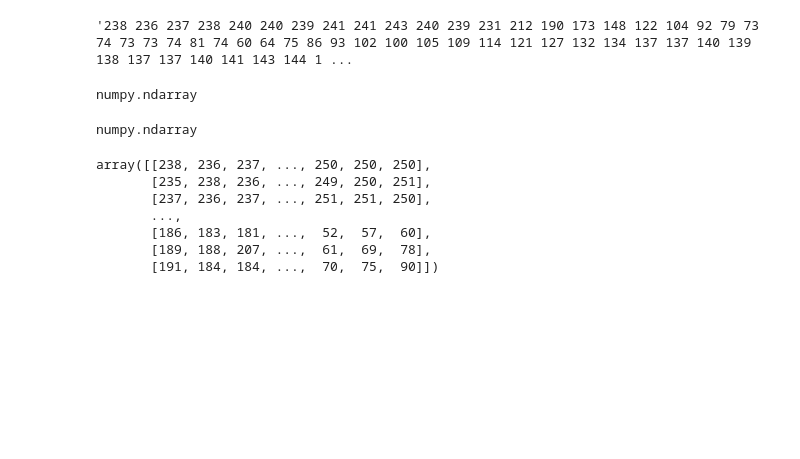
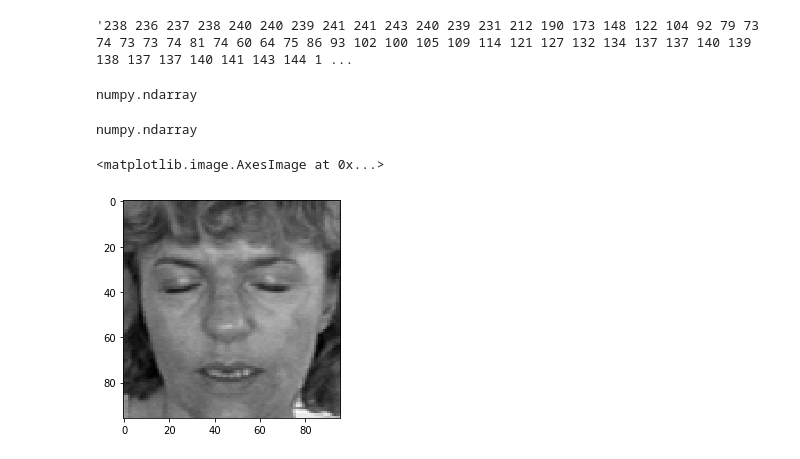
Before and after one commit to AlexandreNeuk/Facial-Keypoint-Detection, a Jupyter notebook: Untitled.ipynb, the cells around one changed output. Saved outputs shown, nothing was run; the diff lists cells and outputs as text; code cells hidden in the pictures; blank space fills up the shorter version.

```diff
--- a/Untitled.ipynb
+++ b/Untitled.ipynb
@@ -36,16 +36,11 @@ numpy.ndarray
 type(training['Image'][0][0])
 # %% [output]
 numpy.ndarray
-# %%
-training['Image'][0]
-# %% [output]
-array([[238, 236, 237, ..., 250, 250, 250],
-       [235, 238, 236, ..., 249, 250, 251],
-       [237, 236, 237, ..., 251, 251, 250],
-       ...,
-       [186, 183, 181, ...,  52,  57,  60],
-       [189, 188, 207, ...,  61,  69,  78],
-       [191, 184, 184, ...,  70,  75,  90]])
+# %%
+plt.imshow(training['Image'][333].reshape(96, 96), cmap='gray')
+# %% [output]
+<matplotlib.image.AxesImage at 0x...>
+[figure, added]
 # %%
 fig = plt.figure(figsize=(20, 20))
 fig.subplots_adjust(left=0, right=1, bottom=0, top=1, hspace=0.02, wspace=0.02)
```
Also changed, not shown: parts of 2 cells of this notebook, 1 other file.
